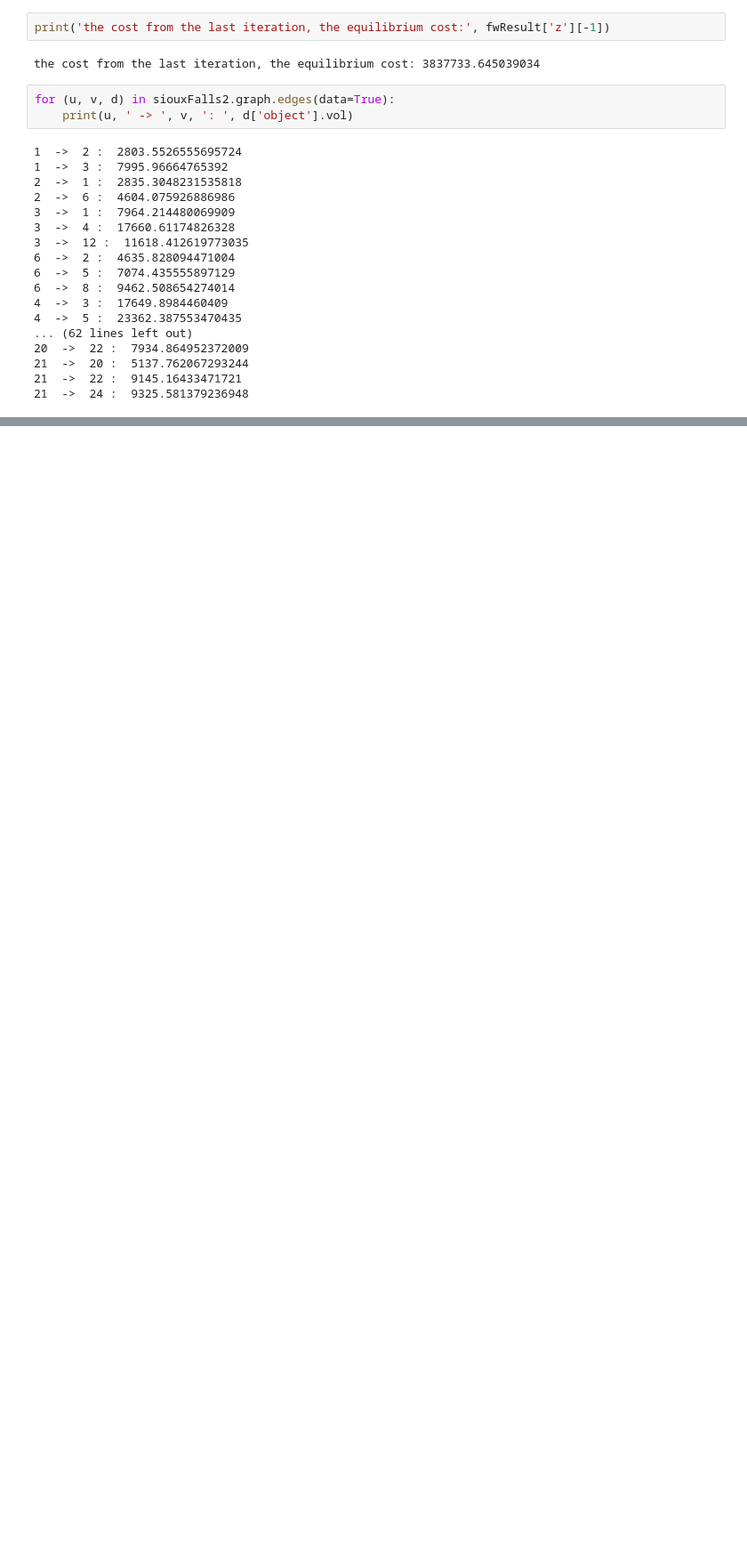
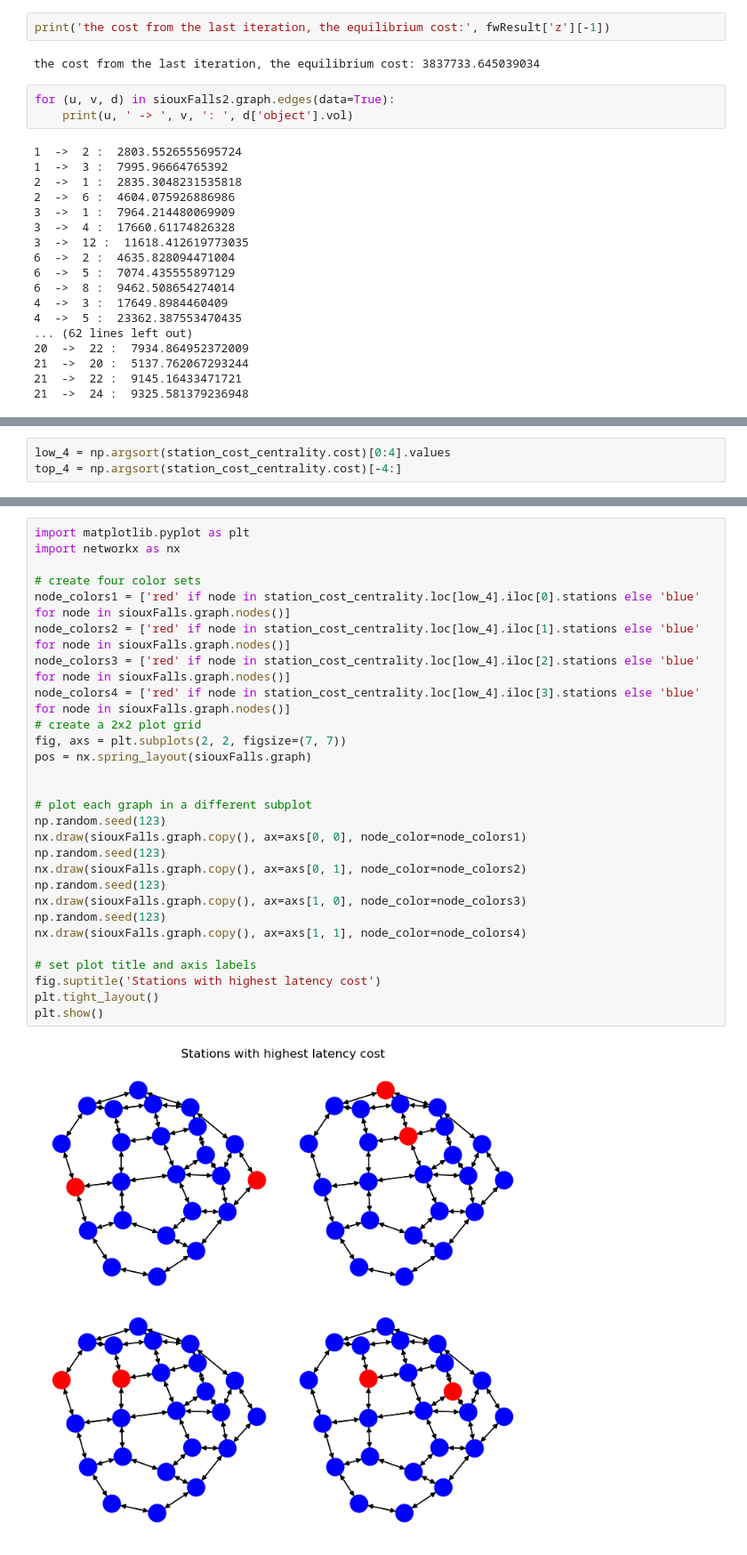
Before and after one commit to 4Freye/bike-stations, a Jupyter notebook: optimal_station_Equilibrium.ipynb, the cells around one changed output, grey strips where cells are left out. Shown: that part at 89% size. Saved outputs shown, nothing was run; the diff lists cells and outputs as text; blank space fills up the shorter version.

```diff
--- a/optimal_station_Equilibrium.ipynb
+++ b/optimal_station_Equilibrium.ipynb
@@ -284,0 +542,3 @@ Testing all station possibilities
+# %%
+low_4 = np.argsort(station_cost_centrality.cost)[0:4].values
+top_4 = np.argsort(station_cost_centrality.cost)[-4:]
@@ -284,0 +547,30 @@ Testing all station possibilities
+# %%
+import matplotlib.pyplot as plt
+import networkx as nx
+
+# create four color sets
+node_colors1 = ['red' if node in station_cost_centrality.loc[low_4].iloc[0].stations else 'blue' for node in siouxFalls.graph.nodes()]
+node_colors2 = ['red' if node in station_cost_centrality.loc[low_4].iloc[1].stations else 'blue' for node in siouxFalls.graph.nodes()]
+node_colors3 = ['red' if node in station_cost_centrality.loc[low_4].iloc[2].stations else 'blue' for node in siouxFalls.graph.nodes()]
+node_colors4 = ['red' if node in station_cost_centrality.loc[low_4].iloc[3].stations else 'blue' for node in siouxFalls.graph.nodes()]
+# create a 2x2 plot grid
+fig, axs = plt.subplots(2, 2, figsize=(7, 7))
+pos = nx.spring_layout(siouxFalls.graph)
+
+
+# plot each graph in a different subplot
+np.random.seed(123)
+nx.draw(siouxFalls.graph.copy(), ax=axs[0, 0], node_color=node_colors1)
+np.random.seed(123)
+nx.draw(siouxFalls.graph.copy(), ax=axs[0, 1], node_color=node_colors2)
+np.random.seed(123)
+nx.draw(siouxFalls.graph.copy(), ax=axs[1, 0], node_color=node_colors3)
+np.random.seed(123)
+nx.draw(siouxFalls.graph.copy(), ax=axs[1, 1], node_color=node_colors4)
+
+# set plot title and axis labels
+fig.suptitle('Stations with highest latency cost')
+plt.tight_layout()
+plt.show()
+# %% [output]
+[figure, added]
```
Also changed, not shown: parts of 43 cells of this notebook, 3 other files.
